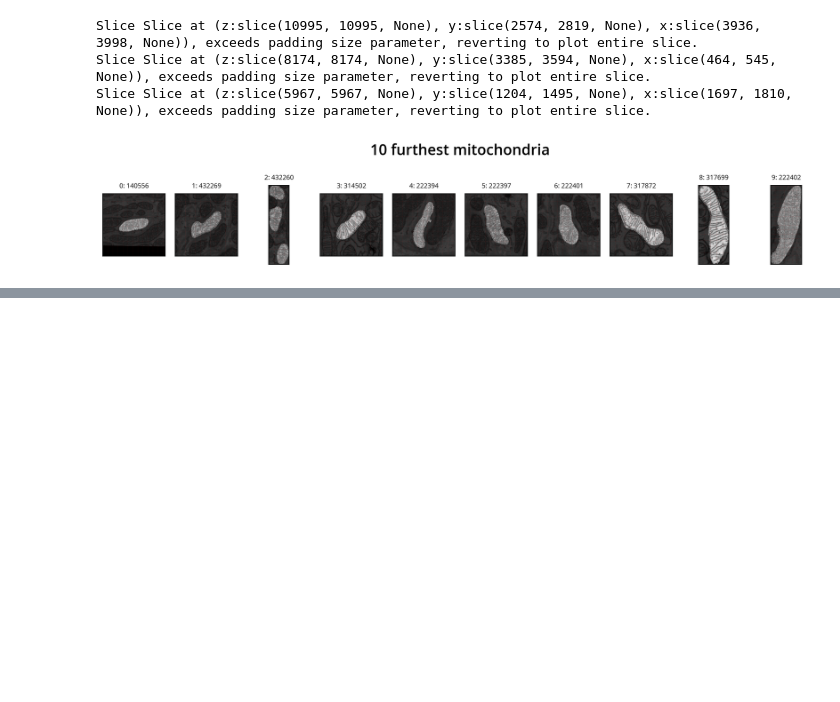
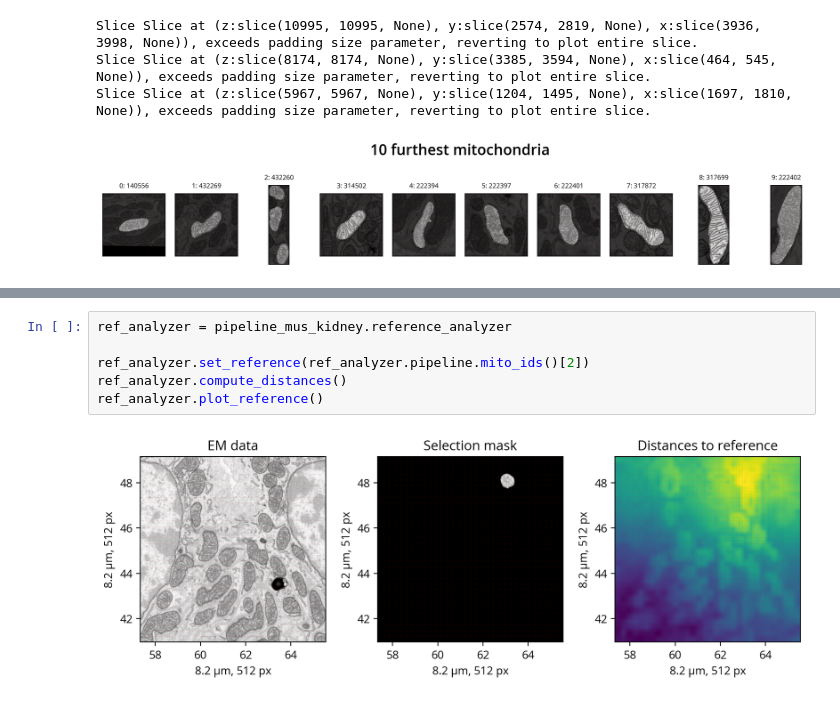
Before and after one commit to trngt/coding-tasks, a Jupyter notebook: task2/Explore_Mito_Data.ipynb, the cells around one changed output, grey strips where cells are left out. Drawn from its saved outputs; the diff is of its cells as text; blank space fills up the shorter version.

```diff
--- a/task2/Explore_Mito_Data.ipynb
+++ b/task2/Explore_Mito_Data.ipynb
@@ -67,0 +72,8 @@ Slice Slice at (z:slice(5967, 5967, None), y:slice(1204, 1495, None), x:slice(16
+# %%
+ref_analyzer = pipeline_mus_kidney.reference_analyzer
+
+ref_analyzer.set_reference(ref_analyzer.pipeline.mito_ids()[2])
+ref_analyzer.compute_distances()
+ref_analyzer.plot_reference()
+# %% [output]
+[figure, added]
```
Also changed, not shown: parts of 1 cell of this notebook, 2 other files.
